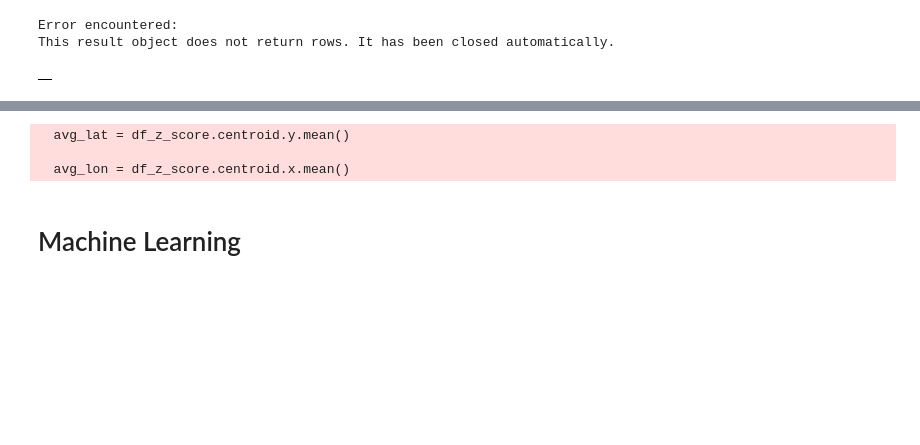
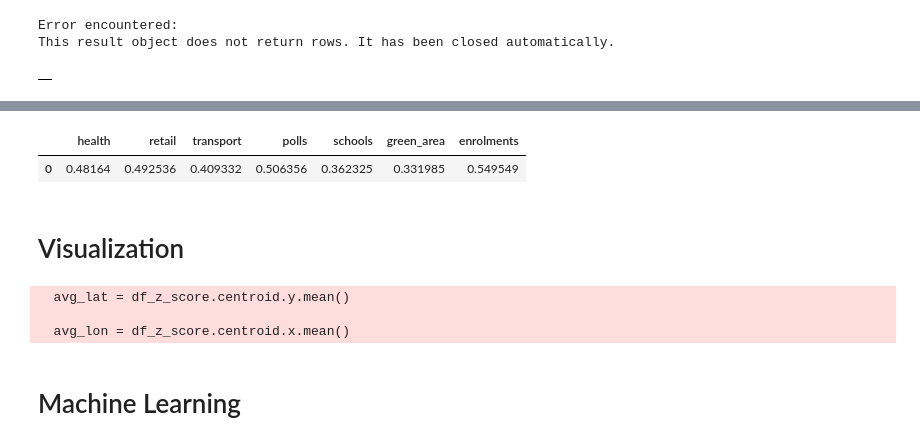
Before and after one commit to joshuahallam127/DATA2901_Assign, a Jupyter notebook: main.ipynb, the cells around one changed output, grey strips where cells are left out. Saved outputs shown, nothing was run; the diff lists cells and outputs as text; code cells hidden in the pictures; blank space fills up the shorter version.

```diff
--- a/main.ipynb
+++ b/main.ipynb
@@ -2238,3 +2266,14 @@ query(conn, sql)
+# %%
+sql = """
+SELECT CORR(S.health_z, S.total_z) as health, CORR(S.retail_z, S.total_z) as retail, CORR(S.transport_z, S.total_z) as transport, CORR(S.polls_z, S.total_z) as polls, CORR(S.schools_z, S.total_z) as schools, CORR(S.green_area_z, S.total_z) as green_area, CORR(S.enrolments_z, S.total_z) as enrolments
+FROM z_scores_extented S
+"""
+query(conn, sql)
+# %% [output]
+|  | health | retail | transport | polls | schools | green_area | enrolments |
+| 0 | 0.48164 | 0.492536 | 0.409332 | 0.506356 | 0.362325 | 0.331985 | 0.549549 |
+# %% [markdown]
+# Visualization
 # %%
 sql = "SELECT * FROM z_scores_extented"
 df_z_score = gpd.GeoDataFrame.from_postgis(text(sql), conn, geom_col='geom')
```
Also changed, not shown: parts of 20 cells of this notebook.
